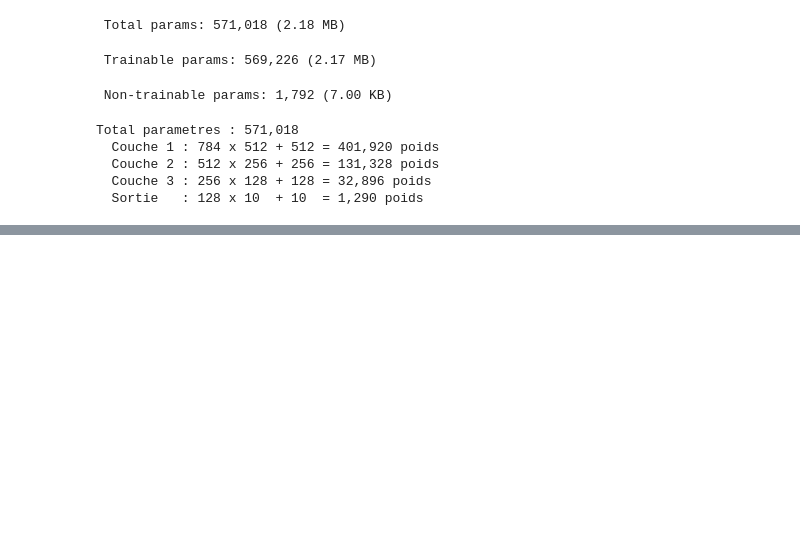
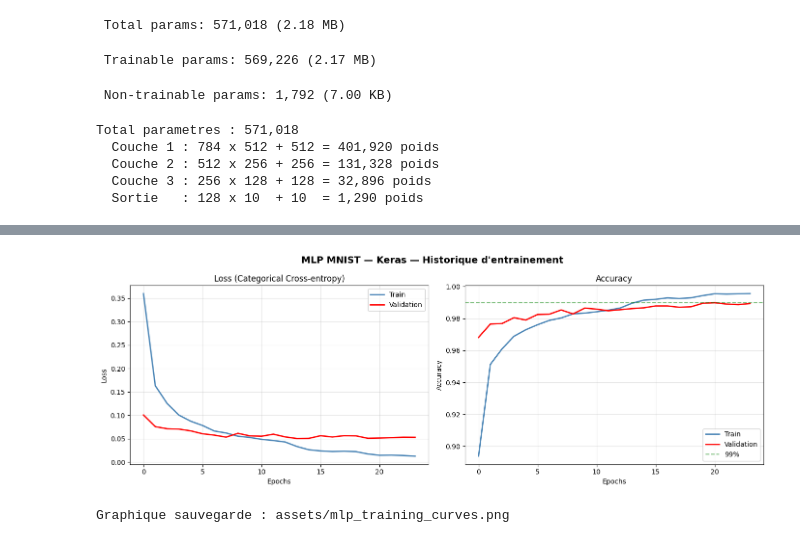
Before and after one commit to adnane-ml/handwriting-recognition-dl, a Jupyter notebook: notebooks/01_mlp_keras.ipynb, the cells around one changed output, grey strips where cells are left out. Drawn from its saved outputs; the diff is of its cells as text; code cells hidden in the pictures; blank space fills up the shorter version.

```diff
--- a/notebooks/01_mlp_keras.ipynb
+++ b/notebooks/01_mlp_keras.ipynb
@@ -267 +267,34 @@ Epoch 5/50
    Meilleure val_acc    : 0.9898
+# %%
+# Courbe d'entrainement
+
+fig, axes = plt.subplots(1,2,figsize=(14,5))
+fig.suptitle("MLP MNIST — Keras — Historique d'entrainement",
+             fontsize=14, fontweight='bold')
+
+#Loss
+axes[0].plot(history.history['loss'],label='Train',color='steelblue',lw=2)
+axes[0].plot(history.history['val_loss'],label='Validation',color='red',lw=2)
+axes[0].set_title("Loss (Categorical Cross-entropy)")
+axes[0].set_xlabel("Epochs")
+axes[0].set_ylabel("Loss")
+axes[0].legend()
+axes[0].grid(True,alpha=0.3)
+
+# Accuracy
+axes[1].plot(history.history['accuracy'],     label='Train', color='steelblue', lw=2)
+axes[1].plot(history.history['val_accuracy'], label='Validation', color='red', lw=2)
+axes[1].set_title("Accuracy")
+axes[1].set_xlabel("Epochs")
+axes[1].set_ylabel("Accuracy")
+axes[1].axhline(y=0.99, color='green', linestyle='--', alpha=0.5, label='99%')
+axes[1].legend()
+axes[1].grid(True, alpha=0.3)
+
+plt.tight_layout()
+plt.savefig('../assets/mlp_training_curves.png', dpi=150, bbox_inches='tight')
+plt.show()
+print("Graphique sauvegarde : assets/mlp_training_curves.png")
+# %% [output]
+[figure, added]
+Graphique sauvegarde : assets/mlp_training_curves.png
```
Also changed, not shown: parts of 5 cells of this notebook, 10 other files.
